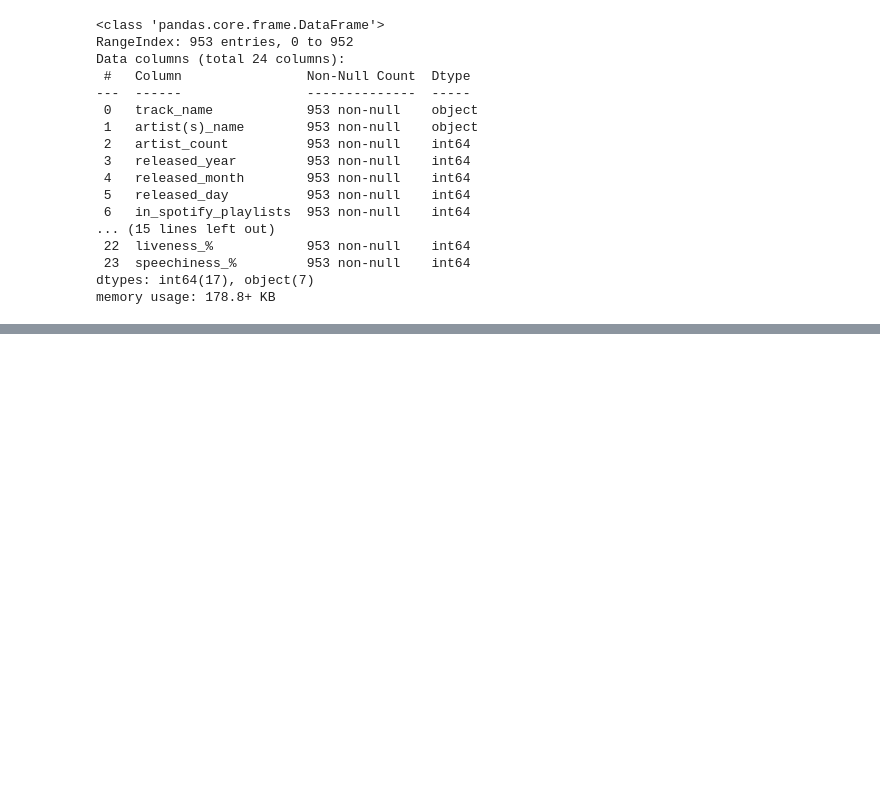
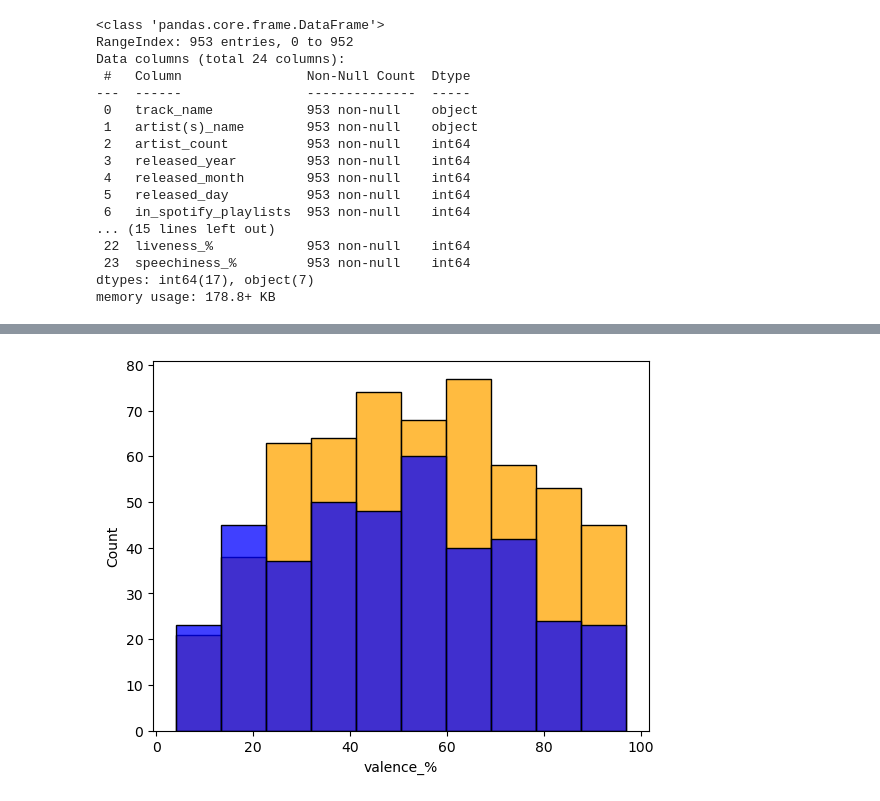
Before and after one commit to Charred-Baguette/AI-AT-CCIC, a Jupyter notebook: Semester 1/Spotify/Spotify 2023.ipynb, the cells around one changed output, grey strips where cells are left out. Saved outputs shown, nothing was run; the diff lists cells and outputs as text; code cells hidden in the pictures; blank space fills up the shorter version.

```diff
--- a/Semester 1/Spotify/Spotify 2023.ipynb
+++ b/Semester 1/Spotify/Spotify 2023.ipynb
@@ -113,0 +123,6 @@ memory usage: 178.8+ KB
+# %%
+df_winter=df[df['released_month']<=6]
+df_summer=df[df['released_month']>6]
+histoverlay(df_winter, df_summer, 'valence_%', 10)
+# %% [output]
+[figure, added]
```
Also changed, not shown: parts of 1 cell of this notebook, 1 other file.
